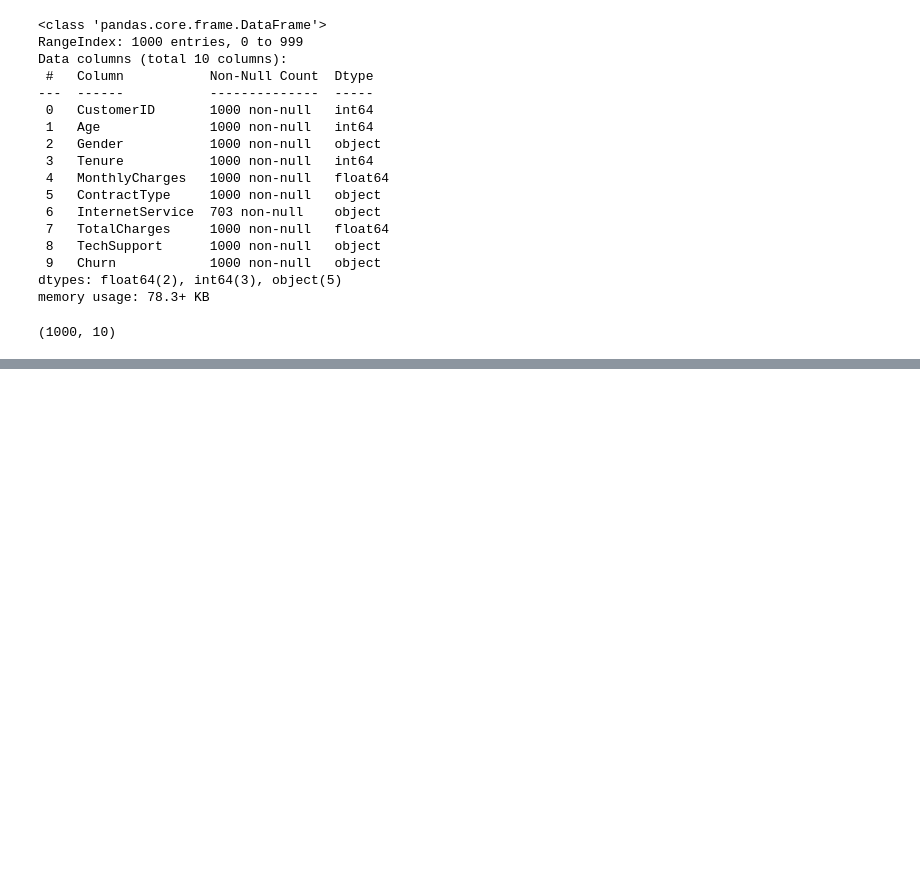
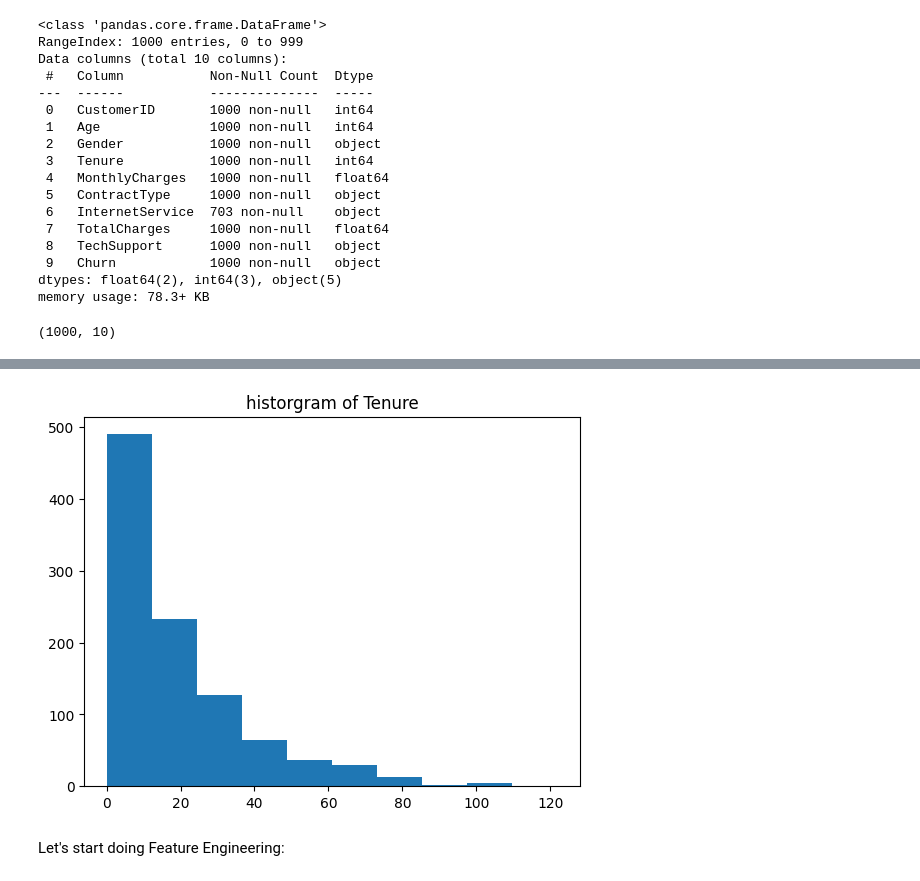
Before and after one commit to Nikhil09052007/Customer_Churn_Prediction, a Jupyter notebook: main.ipynb, the cells around one changed output, grey strips where cells are left out. Saved outputs shown, nothing was run; the diff lists cells and outputs as text; code cells hidden in the pictures; blank space fills up the shorter version.

```diff
--- a/main.ipynb
+++ b/main.ipynb
@@ -71,0 +188,9 @@ profile.to_file('eda_report.html')
+# %%
+plt.hist(df['Tenure'])
+plt.title('historgram of Tenure')
+
+plt.savefig('charts/img_03')
+# %% [output]
+[figure, added]
+# %% [markdown]
+Let's start doing Feature Engineering:
```
Also changed, not shown: parts of 24 cells of this notebook, 3 other files.
